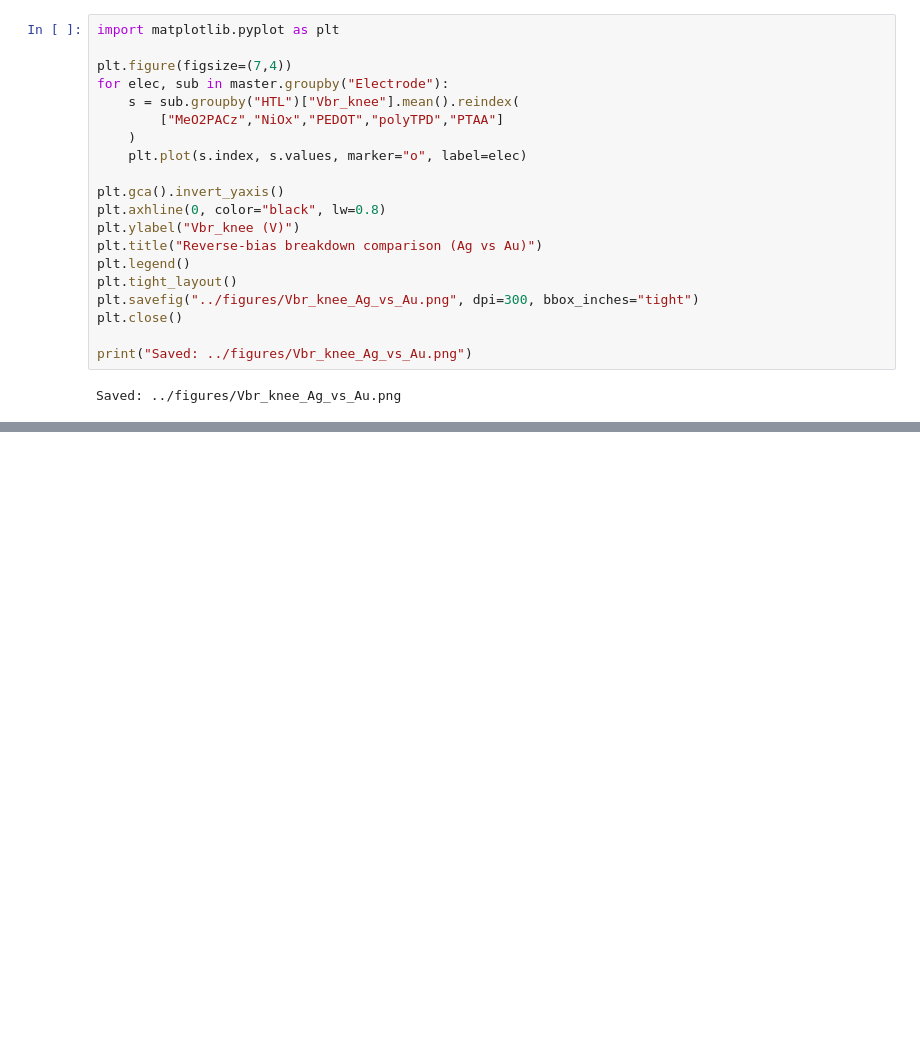
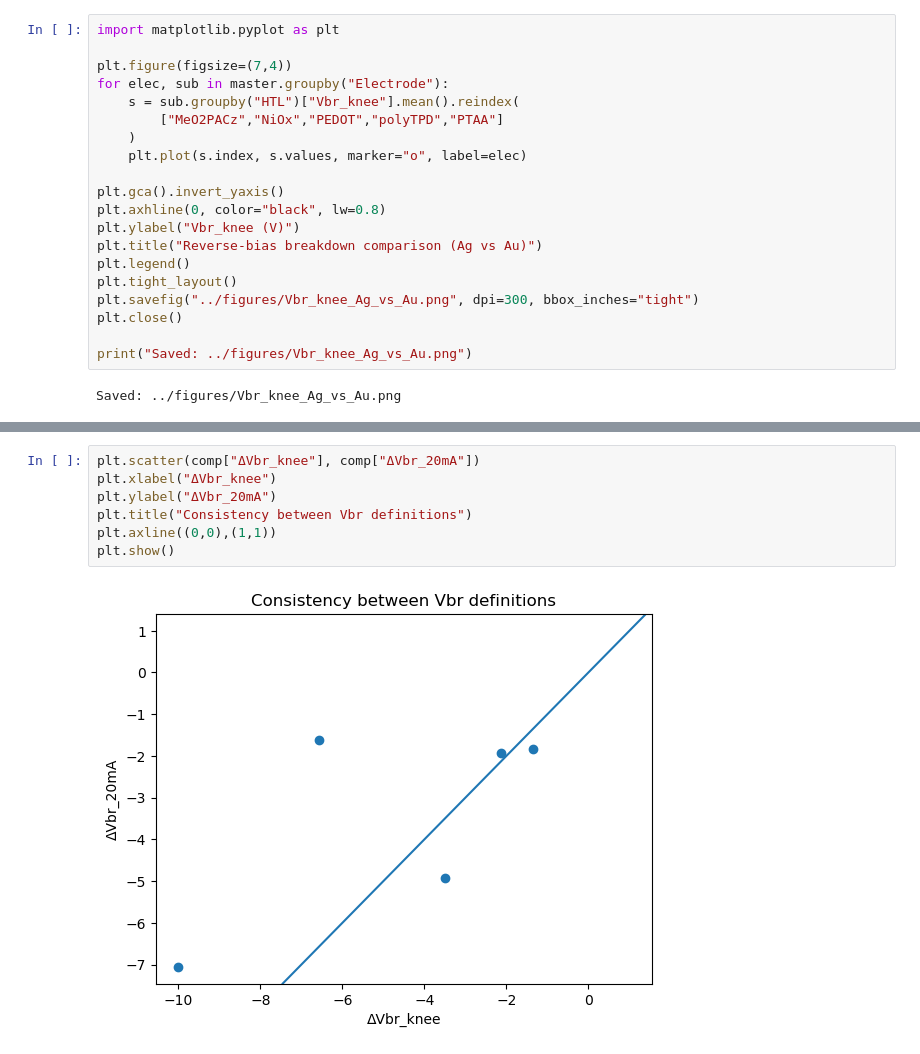
Before and after one commit to Mazhar-PerovAI/PerovAI_Course, a Jupyter notebook: Week08/notebooks/Ag.ipynb, the cells around one changed output, grey strips where cells are left out. Cells and saved outputs as stored; diff of their text form; blank space fills up the shorter version.

```diff
--- a/Week08/notebooks/Ag.ipynb
+++ b/Week08/notebooks/Ag.ipynb
@@ -496,0 +516,9 @@ Saved: ../figures/Vbr_knee_Ag_vs_Au.png
+# %%
+plt.scatter(comp["ΔVbr_knee"], comp["ΔVbr_20mA"])
+plt.xlabel("ΔVbr_knee")
+plt.ylabel("ΔVbr_20mA")
+plt.title("Consistency between Vbr definitions")
+plt.axline((0,0),(1,1))
+plt.show()
+# %% [output]
+[figure, added]
```
Also changed, not shown: parts of 5 cells of this notebook, 3 other files.
